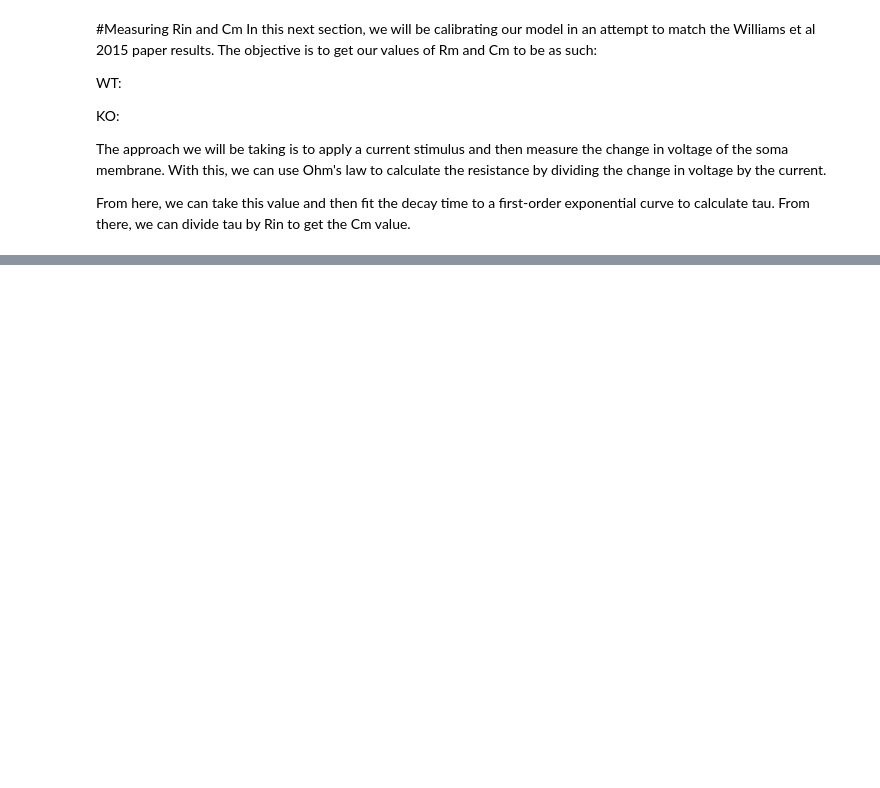
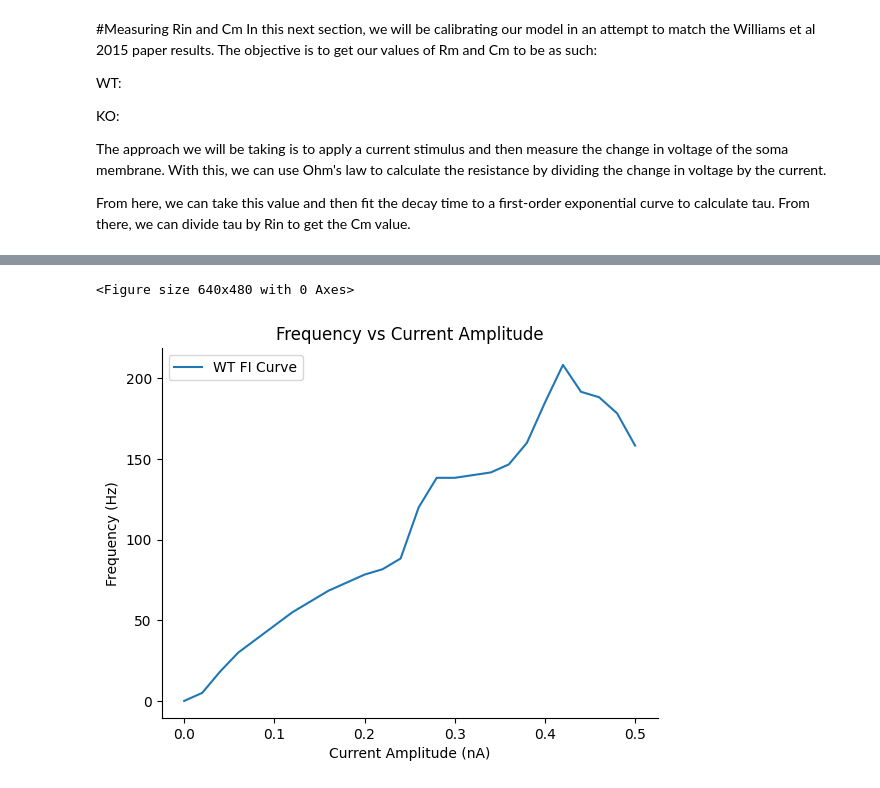
Before and after one commit to penelopetir/BIOL74-Final-Project, a Jupyter notebook: Final_Project_Penelope_and_Andy.ipynb, the cells around one changed output, grey strips where cells are left out. Saved outputs shown, nothing was run; the diff lists cells and outputs as text; code cells hidden in the pictures; blank space fills up the shorter version.

Commit message:
FI-curve WT generated

```diff
--- a/Final_Project_Penelope_and_Andy.ipynb
+++ b/Final_Project_Penelope_and_Andy.ipynb
@@ -122,0 +213,7 @@ iclamp.delay = 5 #ms
+# %%
+GC.soma[0](0.5).pas.g = 5*2.5e-5
+h.run()
+Rin, cap = calc_passive(v_soma, iclamp.amp)
+print(Rin)
+print(cap)
+print(Rin*cap/1e3)
@@ -122,0 +284,20 @@ iclamp.delay = 5 #ms
+# %%
+#creating current clamp again because we made a new cell
+iclamp = h.IClamp(GC.soma[0](0.5))
+
+#generating a recording vector for current
+Ic = h.Vector().record(iclamp._ref_i)
+# %%
+#current clamp settings
+iclamp.amp = 0.16 #nA
+iclamp.dur = 500 #ms
+iclamp.delay = 5 #ms
+
+#simulation settings
+h.v_init = -70 # mV - initial voltage of the model system
+h.dt = 0.1  # ms - time step
+h.celsius = 37 # degrees celsius - ephys recordings at this temp
+h.tstop = 600 # ms - simulation duration
+
+# Run
+run_and_plot_Iclamp_sim(t_vec, v_soma, Ic)
@@ -122,0 +307,22 @@ iclamp.delay = 5 #ms
+# %%
+# Figure creation
+fig = plt.figure()
+amp_vec = np.arange(0,0.51,0.02)
+F_vec = []
+for amp in amp_vec:
+    iclamp.amp = amp # nA
+    # Run
+    h.run()
+    Fi = len(spike_times)/0.6 # number of spikes divided by length of simulation in sec
+    F_vec.append(Fi)
+# %% [output]
+<Figure size 640x480 with 0 Axes>
+# %%
+plt.plot(amp_vec,F_vec, label = f"{genotype} FI Curve")
+plt.title("Frequency vs Current Amplitude")
+plt.xlabel("Current Amplitude (nA)")
+plt.ylabel("Frequency (Hz)")
+plt.legend()
+plt.show()
+# %% [output]
+[figure, added]
```
Also changed, not shown: parts of 15 cells of this notebook.
